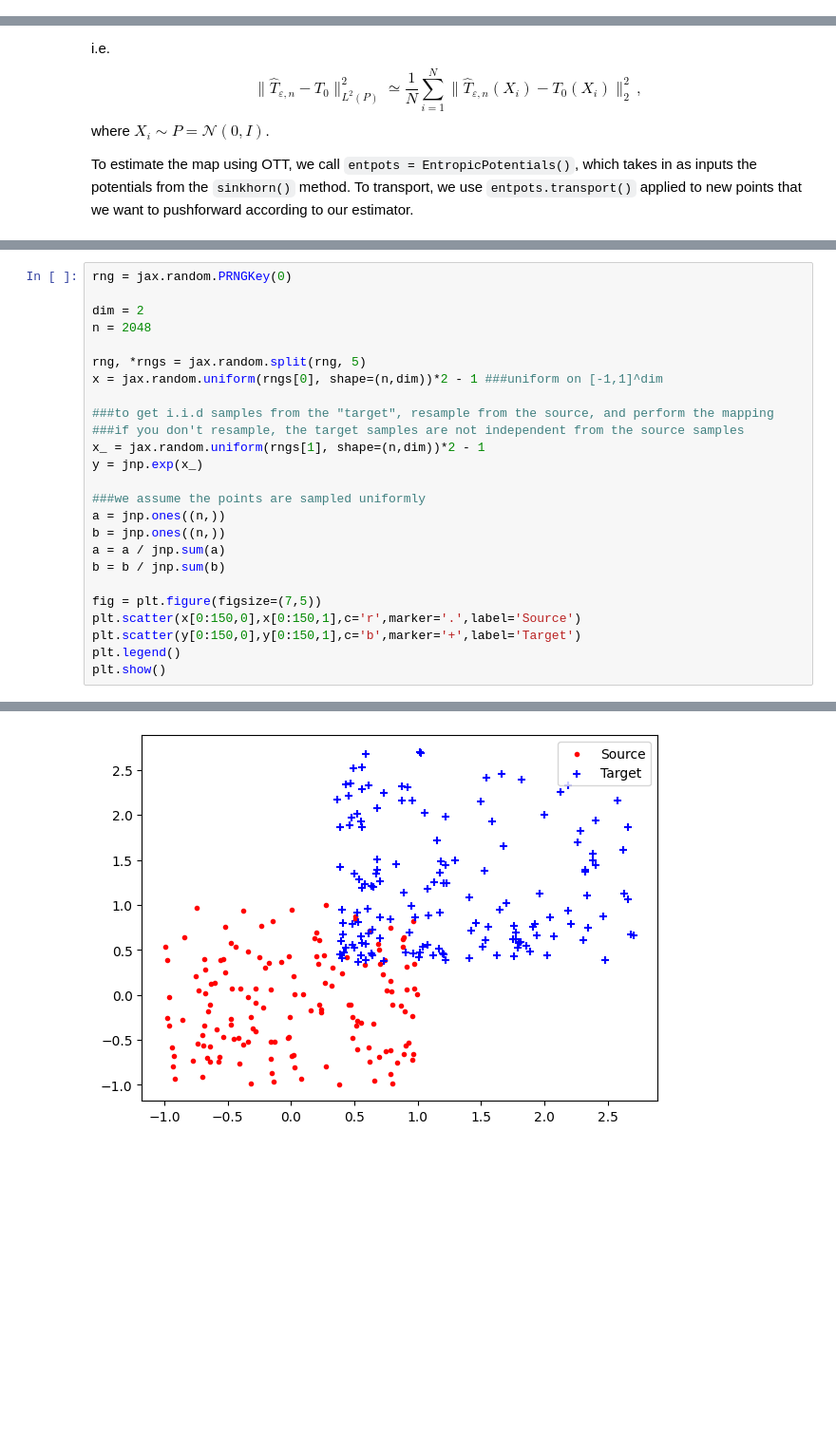
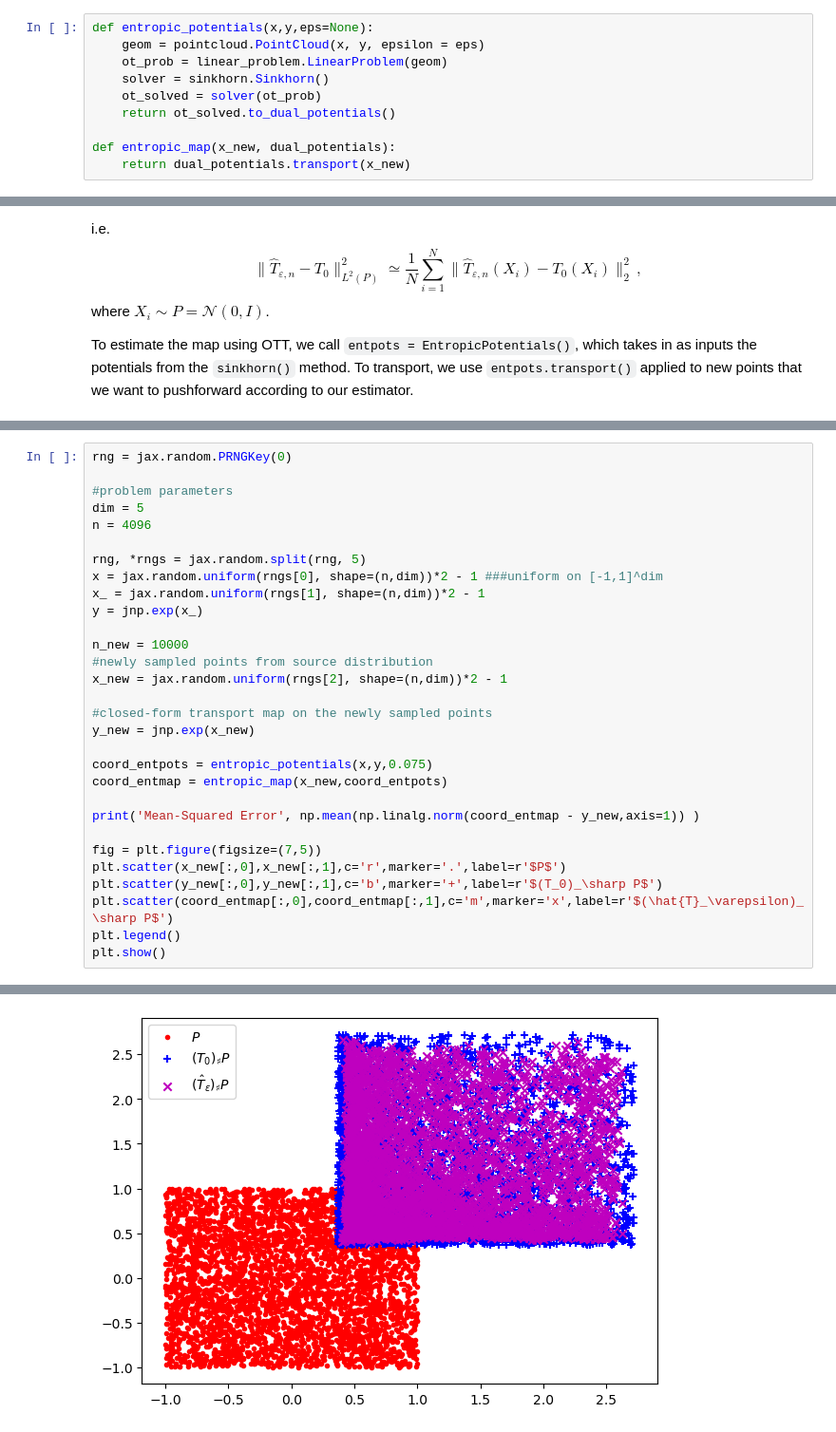
Before and after one commit to APooladian/ott, a Jupyter notebook: docs/tutorials/notebooks/entropic_map_estimator.ipynb, the cells around one changed output, grey strips where cells are left out. Shown at 95% size. Cells and saved outputs as stored; diff of their text form; blank space fills up the shorter version.

```diff
--- a/docs/tutorials/notebooks/entropic_map_estimator.ipynb
+++ b/docs/tutorials/notebooks/entropic_map_estimator.ipynb
@@ -68,3 +68,13 @@ plt.show()
+# %%
+def entropic_potentials(x,y,eps=None):
+    geom = pointcloud.PointCloud(x, y, epsilon = eps)
+    ot_prob = linear_problem.LinearProblem(geom)
+    solver = sinkhorn.Sinkhorn()
+    ot_solved = solver(ot_prob)
+    return ot_solved.to_dual_potentials()
+
+def entropic_map(x_new, dual_potentials):
+    return dual_potentials.transport(x_new)
 # %% [markdown]
 The aforementioned samples will be the basis of our estimator. From these samples, for a fixed regularization parameter $\varepsilon > 0$, we obtain $(\hat{f}_{n,\varepsilon},\hat{g}_{n,\varepsilon})$, and OTT will also output their gradient defined on all of $\mathbb{R}^d$. Beyond a visual comparison, in order to assess the performance of our estimator empirically, it is necessary to be able to compare to the optimal transport map (using mean-squared error as our criterion).
 
@@ -126,26 +124,31 @@ A simple example is to consider the coordinate-wise exponential map, where the s
 # %%
 rng = jax.random.PRNGKey(0)
 
-dim = 2
-n = 2048
+#problem parameters
+dim = 5
+n = 4096
 
 rng, *rngs = jax.random.split(rng, 5)
 x = jax.random.uniform(rngs[0], shape=(n,dim))*2 - 1 ###uniform on [-1,1]^dim
-
-###to get i.i.d samples from the "target", resample from the source, and perform the mapping
-###if you don't resample, the target samples are not independent from the source samples
 x_ = jax.random.uniform(rngs[1], shape=(n,dim))*2 - 1
 y = jnp.exp(x_)
 
-###we assume the points are sampled uniformly
-a = jnp.ones((n,))
-b = jnp.ones((n,))
-a = a / jnp.sum(a)
-b = b / jnp.sum(b)
+n_new = 10000
+#newly sampled points from source distribution
+x_new = jax.random.uniform(rngs[2], shape=(n,dim))*2 - 1
+
+#closed-form transport map on the newly sampled points
+y_new = jnp.exp(x_new)
+
+coord_entpots = entropic_potentials(x,y,0.075)
+coord_entmap = entropic_map(x_new,coord_entpots)
+
+print('Mean-Squared Error', np.mean(np.linalg.norm(coord_entmap - y_new,axis=1)) )
 
 fig = plt.figure(figsize=(7,5))
-plt.scatter(x[0:150,0],x[0:150,1],c='r',marker='.',label='Source')
-plt.scatter(y[0:150,0],y[0:150,1],c='b',marker='+',label='Target')
+plt.scatter(x_new[:,0],x_new[:,1],c='r',marker='.',label=r'$P$')
+plt.scatter(y_new[:,0],y_new[:,1],c='b',marker='+',label=r'$(T_0)_\sharp P$')
+plt.scatter(coord_entmap[:,0],coord_entmap[:,1],c='m',marker='x',label=r'$(\hat{T}_\varepsilon)_\sharp P$')
 plt.legend()
 plt.show()
 # %% [output]
@@ -152 +156 @@ plt.show()
-[figure, old version]
+[figure, new version]
```
Also changed, not shown: parts of 17 cells of this notebook.
